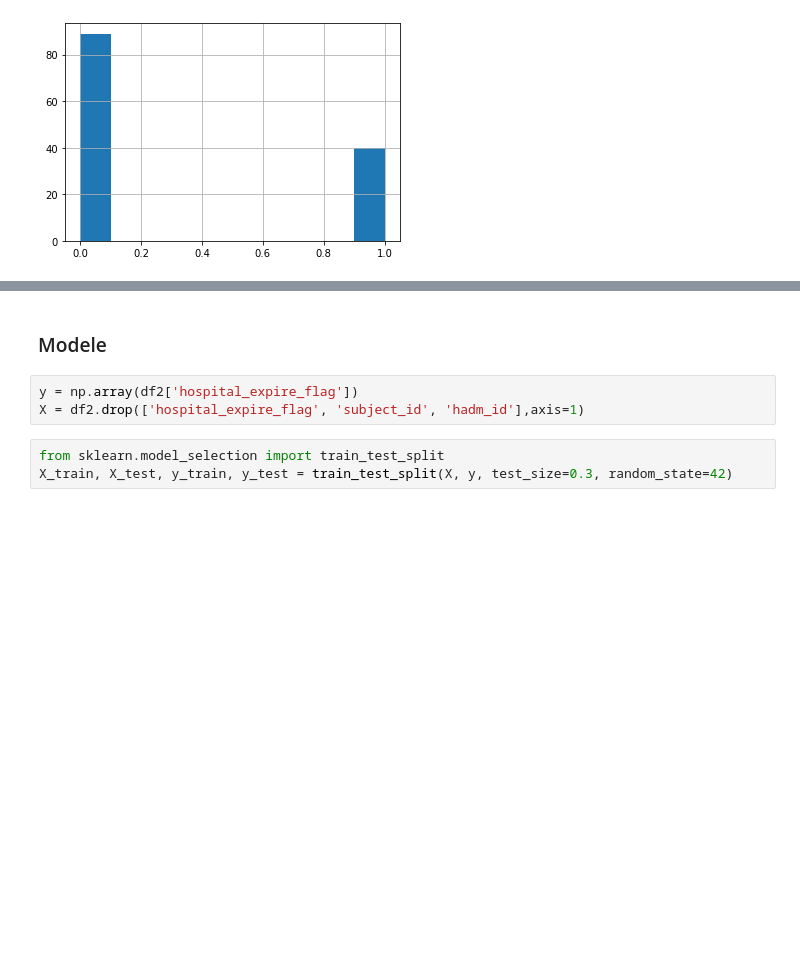
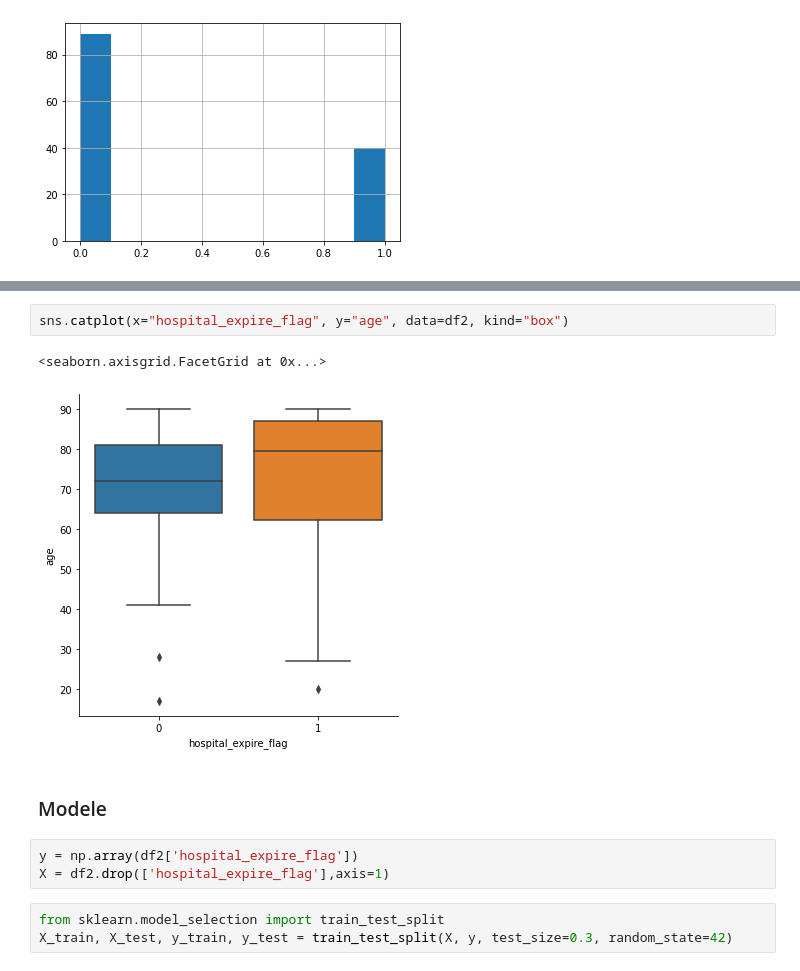
Before and after one commit to okcze/WB2021_projekt, a Jupyter notebook: PD3.ipynb, the cells around one changed output, grey strips where cells are left out. Cells and saved outputs as stored; diff of their text form; blank space fills up the shorter version.

```diff
--- a/PD3.ipynb
+++ b/PD3.ipynb
@@ -313,8 +228,13 @@ Można zauważyć tą korelacje
+# %%
+sns.catplot(x="hospital_expire_flag", y="age", data=df2, kind="box")
+# %% [output]
+<seaborn.axisgrid.FacetGrid at 0x...>
+[figure, added]
 # %% [markdown]
 ### Modele
 # %%
 y = np.array(df2['hospital_expire_flag'])
-X = df2.drop(['hospital_expire_flag', 'subject_id', 'hadm_id'],axis=1)
+X = df2.drop(['hospital_expire_flag'],axis=1)
 # %%
 from sklearn.model_selection import train_test_split
 X_train, X_test, y_train, y_test = train_test_split(X, y, test_size=0.3, random_state=42)
```
Also changed, not shown: parts of 62 cells of this notebook.
